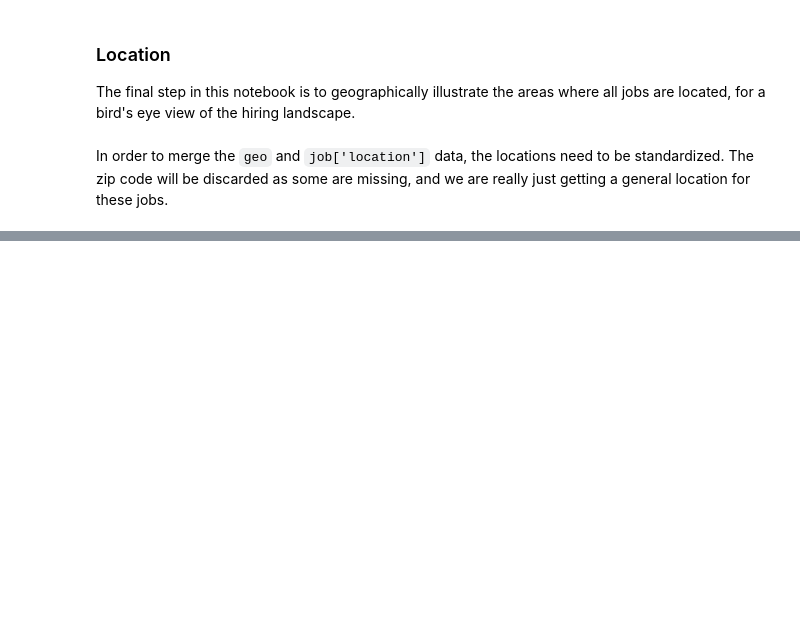
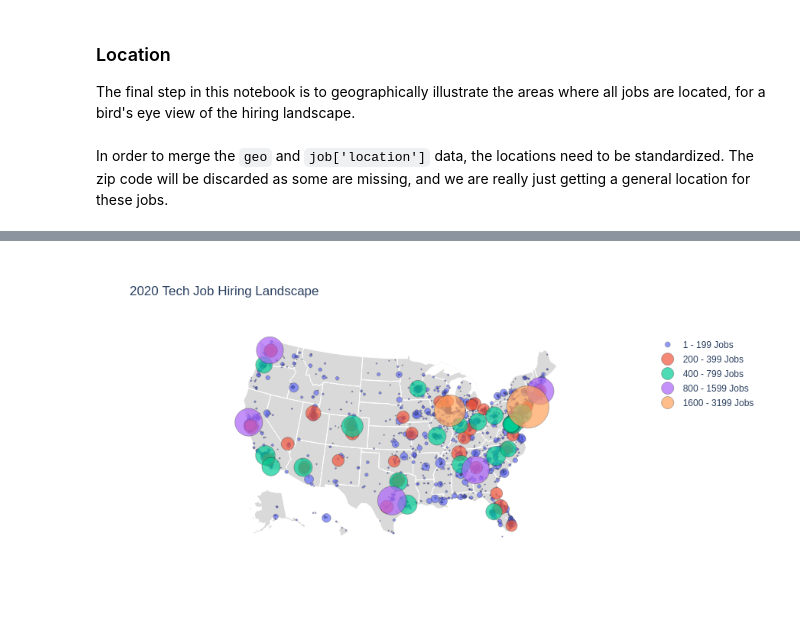
Before and after one commit to jose-marquez89/tech-job-landscape, a Jupyter notebook: python_scrape/jobs_explore.ipynb, the cells around one changed output, grey strips where cells are left out. Cells and saved outputs as stored; diff of their text form; code cells hidden in the pictures; blank space fills up the shorter version.

```diff
--- a/python_scrape/jobs_explore.ipynb
+++ b/python_scrape/jobs_explore.ipynb
@@ -650,0 +645,21 @@ jobs_geo[jobs_geo['location_label'] == "Austin, TX"].shape
+# %%
+map_cities = jobs_geo[jobs_geo['lat'].notnull()]['location_label'].value_counts().index
+map_jobcount = jobs_geo[jobs_geo['lat'].notnull()]['location_label'].value_counts().values
+map_lat = list(
+             map(
+               lambda city: jobs_geo[jobs_geo['location_label'] == city]['lat'].iloc[0],
+               map_cities
+             )
+           )
+map_lng = list(
+             map(
+               lambda city: jobs_geo[jobs_geo['location_label'] == city]['lng'].iloc[0],
+               map_cities
+             )
+           )
+map_data = {"city": map_cities, "job_count": map_jobcount,
+            "lat": map_lat, "lng": map_lng}
+map_df = pd.DataFrame(data=map_data)
+# %%
+map_df['text'] = map_df['city'] + '<br>Jobs: ' + map_df['job_count'].astype(str)
+map_df.head()
@@ -651,33 +673,40 @@ jobs_geo[jobs_geo['location_label'] == "Austin, TX"].shape
 # %%
 # THIS IS JUST A PLOTLY SAMPLE
 
-scale = 5000
+scale = 2
+limits = [(1, 199), (200, 399), (400, 799), (800, 1599), (1600, 3199)]
 
 fig = go.Figure()
 
-for i in range(len(loc_labels)):
-    quantity =
+for i in range(len(limits)):
+    l = limits[i]
+    df_sub = map_df[(map_df['job_count'] > l[0]) &
+                    (map_df['job_count'] <= l[1])]
+
     fig.add_trace(go.Scattergeo(
         locationmode = 'USA-states',
-        lon = df_sub['lon'],
+        # just get the first latitude and longitude to represent city
+        lon = df_sub['lng'],
         lat = df_sub['lat'],
         text = df_sub['text'],
         marker = dict(
-            size = df_sub['pop']/scale,
-            color = colors[i],
+            size = df_sub['job_count']/scale,
             line_color='rgb(40,40,40)',
             line_width=0.5,
             sizemode = 'area'
         ),
-        name = '{0} - {1}'.format(lim[0],lim[1])))
+        name = f"{l[0]} - {l[1]} Jobs")
+    )
 
 fig.update_layout(
-        title_text = '2014 US city populations<br>(Click legend to toggle traces)',
+        title_text = '2020 Tech Job Hiring Landscape',
         showlegend = True,
         geo = dict(
             scope = 'usa',
             landcolor = 'rgb(217, 217, 217)',
         )
     )
 
 fig.show()
+# %% [output]
+[figure, added]
```
Also changed, not shown: parts of 7 cells of this notebook.
